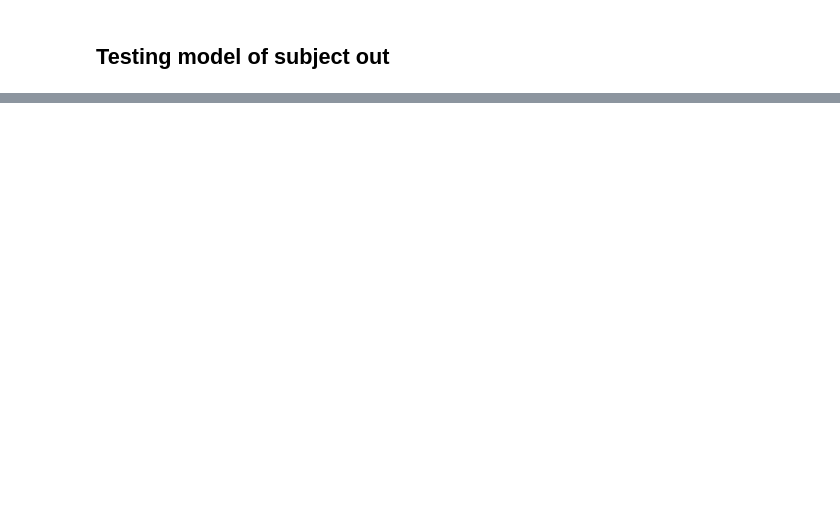
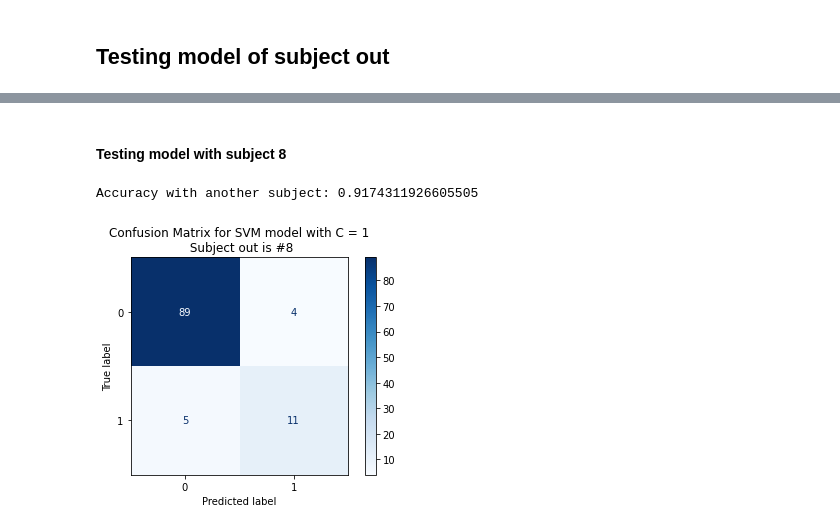
Before and after one commit to teddsords/Fall-Detection-and-Notification-System, a Jupyter notebook: SVM Models.ipynb, the cells around one changed output, grey strips where cells are left out. Drawn from its saved outputs; the diff is of its cells as text; code cells hidden in the pictures; blank space fills up the shorter version.

```diff
--- a/SVM Models.ipynb
+++ b/SVM Models.ipynb
@@ -546,0 +558,21 @@ Accuracy with another subject: 0.9456521739130435
+# %% [markdown]
+#### Testing model with subject 8
+# %%
+df3 = pd.read_pickle('Dataframes/Dataframe3.pkl')
+subject_out = df3[df3['SubjectID'] == 8]
+subject_out.reset_index(drop=True, inplace=True)
+
+X_subject_out = subject_out.iloc[:,7:34]
+y_subject_out = subject_out['Fall']
+
+y_predicted_subject_out = clf_subject_out.predict(X_subject_out)
+print('Accuracy with another subject:', accuracy_score(y_subject_out, y_predicted_subject_out))
+
+con_mat = confusion_matrix(y_true=y_subject_out, y_pred=y_predicted_subject_out)
+disp = ConfusionMatrixDisplay(confusion_matrix=con_mat)
+disp.plot(cmap='Blues')
+plt.title('Confusion Matrix for SVM model with C = 1\n Subject out is #8')
+plt.show()
+# %% [output]
+Accuracy with another subject: 0.9174311926605505
+[figure, added]
```
Also changed, not shown: parts of 35 cells of this notebook.
